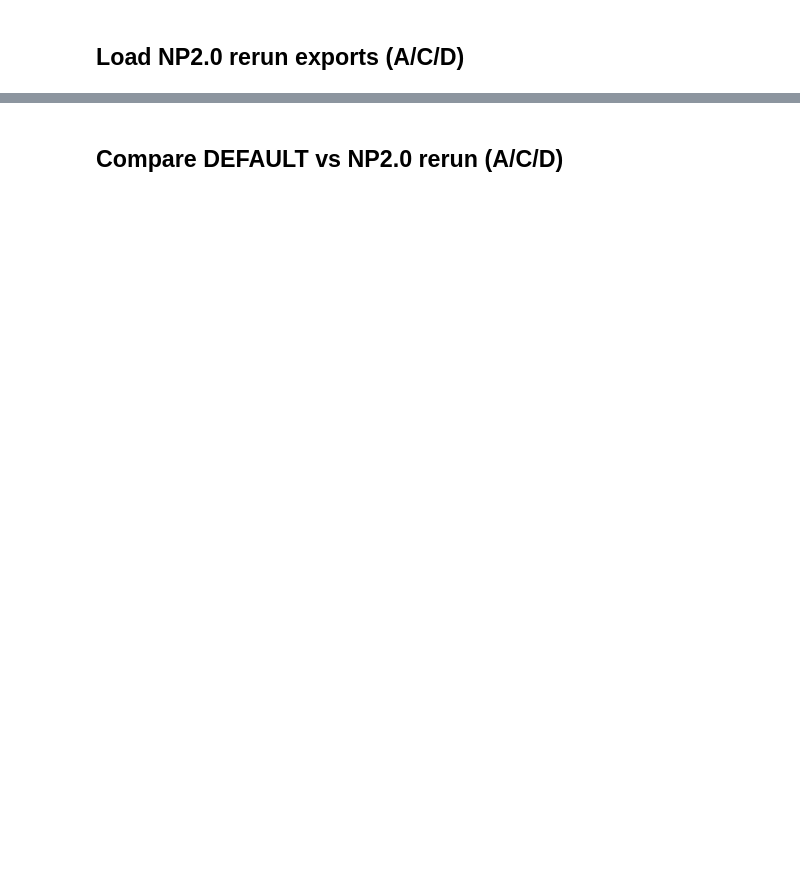
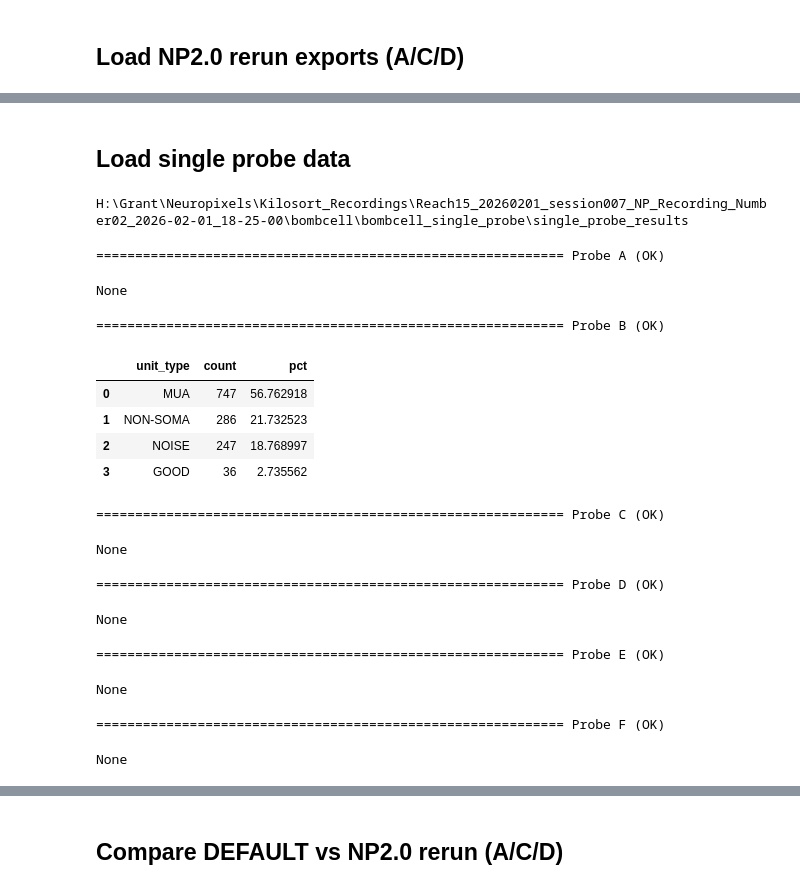
Before and after one commit to granthughes1999/bombcell, a Jupyter notebook: py_bombcell/grant/bombcell_post_run_analysis_template.ipynb, the cells around one changed output, grey strips where cells are left out. Drawn from its saved outputs; the diff is of its cells as text; code cells hidden in the pictures; blank space fills up the shorter version.

```diff
--- a/py_bombcell/grant/bombcell_post_run_analysis_template.ipynb
+++ b/py_bombcell/grant/bombcell_post_run_analysis_template.ipynb
@@ -19,17 +59,13 @@ import pandas as pd
 import numpy as np
 import json
 
-NP_recording_name = "Reach15_20260201_session007_NP_Recording_Number02_2026-02-01_18-25-00"  # <-- edit
-
-BASE_ROOT = Path(r"H:\Grant\Neuropixels\Kilosort_Recordings")
-RECORDING_ROOT = BASE_ROOT / NP_recording_name
-
-DEFAULT_EXPORT_ROOT = RECORDING_ROOT / "bombcell_DEFAULT" / "batch_DEFAULT_results"
-NP20_EXPORT_ROOT    = RECORDING_ROOT / "bombcell_NP2.0" / "NP2_ReRun_results"
-
 PROBES_ALL  = ["A","B","C","D","E","F"]
 PROBES_NP20 = ["A","C","D"]
 
 print("RECORDING_ROOT:", RECORDING_ROOT)
 print("DEFAULT_EXPORT_ROOT exists:", DEFAULT_EXPORT_ROOT.exists())
+print(DEFAULT_EXPORT_ROOT)
 print("NP20_EXPORT_ROOT exists:", NP20_EXPORT_ROOT.exists())
+print(NP20_EXPORT_ROOT)
+print("SINGLE_EXPORT_ROOT exists:", SINGLE_EXPORT_ROOT.exists())
+print(SINGLE_EXPORT_ROOT)
@@ -149,0 +259,37 @@ for p in PROBES_NP20:
+# %% [markdown]
+## Load single probe data
+# %%
+single_summary = load_batch_summary(SINGLE_EXPORT_ROOT)
+single_summary
+
+print(SINGLE_EXPORT_ROOT)
+# %% [output]
+H:\Grant\Neuropixels\Kilosort_Recordings\Reach15_20260201_session007_NP_Recording_Number02_2026-02-01_18-25-00\bombcell\bombcell_single_probe\single_probe_results
+# %%
+single_probe_data = {p: load_probe_exports(SINGLE_EXPORT_ROOT, p) for p in PROBES_ALL}
+
+for p in PROBES_ALL:
+    d = single_probe_data[p]
+    print("="*60, f"Probe {p} ({d['status']})")
+    if d["status"] != "OK":
+        print(d.get("error",""))
+        continue
+    counts = add_percentages(summarize_unit_types(d["qm"]))
+    display(counts)
+# %% [output]
+============================================================ Probe A (OK)
+None
+============================================================ Probe B (OK)
+|  | unit_type | count | pct |
+| 0 | MUA | 747 | 56.762918 |
+| 1 | NON-SOMA | 286 | 21.732523 |
+| 2 | NOISE | 247 | 18.768997 |
+| 3 | GOOD | 36 | 2.735562 |
+============================================================ Probe C (OK)
+None
+============================================================ Probe D (OK)
+None
+============================================================ Probe E (OK)
+None
+============================================================ Probe F (OK)
+None
```
Also changed, not shown: parts of 20 cells of this notebook, 1 other file.
